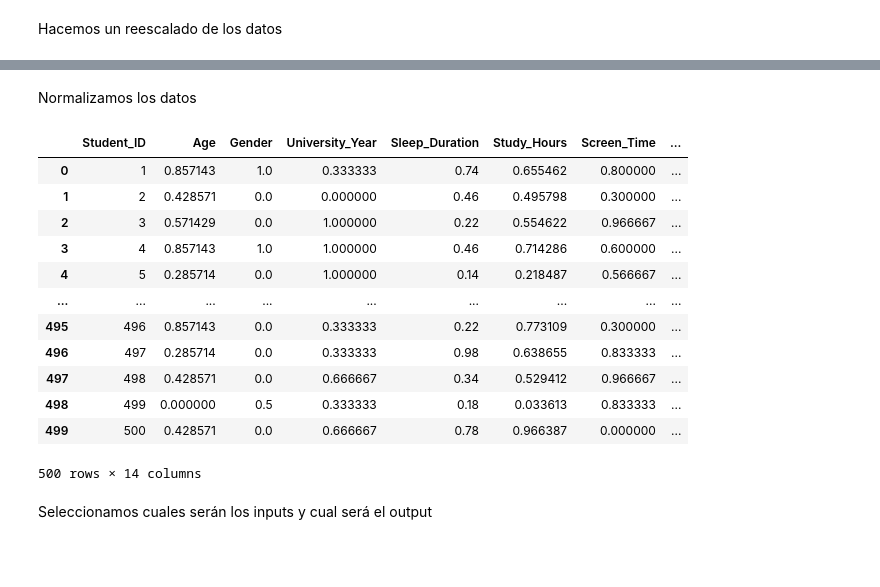
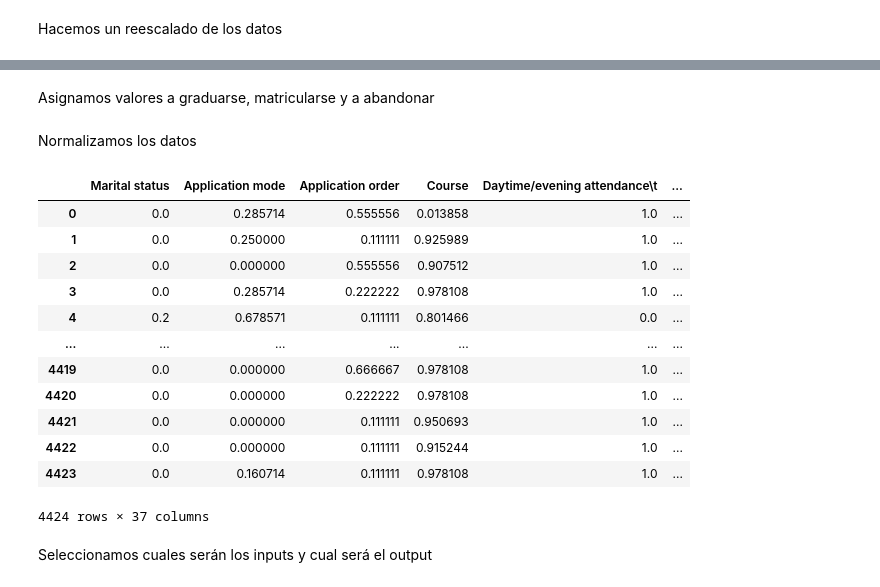
Before and after one commit to Knitrot/Sue-o, a Jupyter notebook: sueño.ipynb, the cells around one changed output, grey strips where cells are left out. Drawn from its saved outputs; the diff is of its cells as text; code cells hidden in the pictures; blank space fills up the shorter version.

```diff
--- a/sueño.ipynb
+++ b/sueño.ipynb
@@ -595,6 +595,6 @@ Objetivo:
 # %% [markdown]
 Leemos el archivo .csv con pandas
 # %%
-df=pd.read_csv('student_sleep_patterns.csv')
+df=pd.read_csv('data.csv',delimiter=';')
 df
 # %% [output]
@@ -639,18 +636,0 @@ Ponemos en datos numéricos los que estaban escritos a letra
-# %%
-gender_mapping={
-    'Male':0,
-    'Female':1,
-    'Other':2
-}
-
-df['Gender']=df['Gender'].replace(gender_mapping)
-
-u_year_mapping={
-    '1st Year':1,
-    '2nd Year':2,
-    '3rd Year':3,
-    '4th Year':4
-}
-
-df['University_Year']=df['University_Year'].replace(u_year_mapping)
-df
@@ -671,28 +637,38 @@ df
+# %% [markdown]
+Asignamos valores a graduarse, matricularse y a abandonar
+# %%
+target_mapping={
+    'Dropout':0,
+    'Enrolled':1,
+    'Graduate':2
+}
+
+df['Target'] = df['Target'].replace(target_mapping)
 # %% [markdown]
 Normalizamos los datos
 # %%
 from sklearn.preprocessing import StandardScaler
-colums=['Age','Gender','University_Year','Sleep_Duration','Study_Hours','Screen_Time','Caffeine_Intake','Physical_Activity','Sleep_Quality','Weekday_Sleep_Start','Weekend_Sleep_Start','Weekday_Sleep_End','Weekend_Sleep_End']
+columnas=df.columns
 
 from sklearn.preprocessing import MinMaxScaler
 scaler = MinMaxScaler()
-df[colums]=scaler.fit_transform(df[colums])
+df[columnas]=scaler.fit_transform(df[columnas])
 
 df
 # %% [output]
-|  | Student_ID | Age | Gender | University_Year | Sleep_Duration | Study_Hours | Screen_Time | ... |
-| 0 | 1 | 0.857143 | 1.0 | 0.333333 | 0.74 | 0.655462 | 0.800000 | ... |
-| 1 | 2 | 0.428571 | 0.0 | 0.000000 | 0.46 | 0.495798 | 0.300000 | ... |
-| 2 | 3 | 0.571429 | 0.0 | 1.000000 | 0.22 | 0.554622 | 0.966667 | ... |
-| 3 | 4 | 0.857143 | 1.0 | 1.000000 | 0.46 | 0.714286 | 0.600000 | ... |
-| 4 | 5 | 0.285714 | 0.0 | 1.000000 | 0.14 | 0.218487 | 0.566667 | ... |
-| ... | ... | ... | ... | ... | ... | ... | ... | ... |
-| 495 | 496 | 0.857143 | 0.0 | 0.333333 | 0.22 | 0.773109 | 0.300000 | ... |
-| 496 | 497 | 0.285714 | 0.0 | 0.333333 | 0.98 | 0.638655 | 0.833333 | ... |
-| 497 | 498 | 0.428571 | 0.0 | 0.666667 | 0.34 | 0.529412 | 0.966667 | ... |
-| 498 | 499 | 0.000000 | 0.5 | 0.333333 | 0.18 | 0.033613 | 0.833333 | ... |
-| 499 | 500 | 0.428571 | 0.0 | 0.666667 | 0.78 | 0.966387 | 0.000000 | ... |
+|  | Marital status | Application mode | Application order | Course | Daytime/evening attendance\t | ... |
+| 0 | 0.0 | 0.285714 | 0.555556 | 0.013858 | 1.0 | ... |
+| 1 | 0.0 | 0.250000 | 0.111111 | 0.925989 | 1.0 | ... |
+| 2 | 0.0 | 0.000000 | 0.555556 | 0.907512 | 1.0 | ... |
+| 3 | 0.0 | 0.285714 | 0.222222 | 0.978108 | 1.0 | ... |
+| 4 | 0.2 | 0.678571 | 0.111111 | 0.801466 | 0.0 | ... |
+| ... | ... | ... | ... | ... | ... | ... |
+| 4419 | 0.0 | 0.000000 | 0.666667 | 0.978108 | 1.0 | ... |
+| 4420 | 0.0 | 0.000000 | 0.222222 | 0.978108 | 1.0 | ... |
+| 4421 | 0.0 | 0.000000 | 0.111111 | 0.950693 | 1.0 | ... |
+| 4422 | 0.0 | 0.000000 | 0.111111 | 0.915244 | 1.0 | ... |
+| 4423 | 0.0 | 0.160714 | 0.111111 | 0.978108 | 1.0 | ... |
-500 rows × 14 columns
+4424 rows × 37 columns
 # %% [markdown]
 Seleccionamos cuales serán los inputs y cual será el output
 # %%
```
Also changed, not shown: parts of 5 cells of this notebook.
